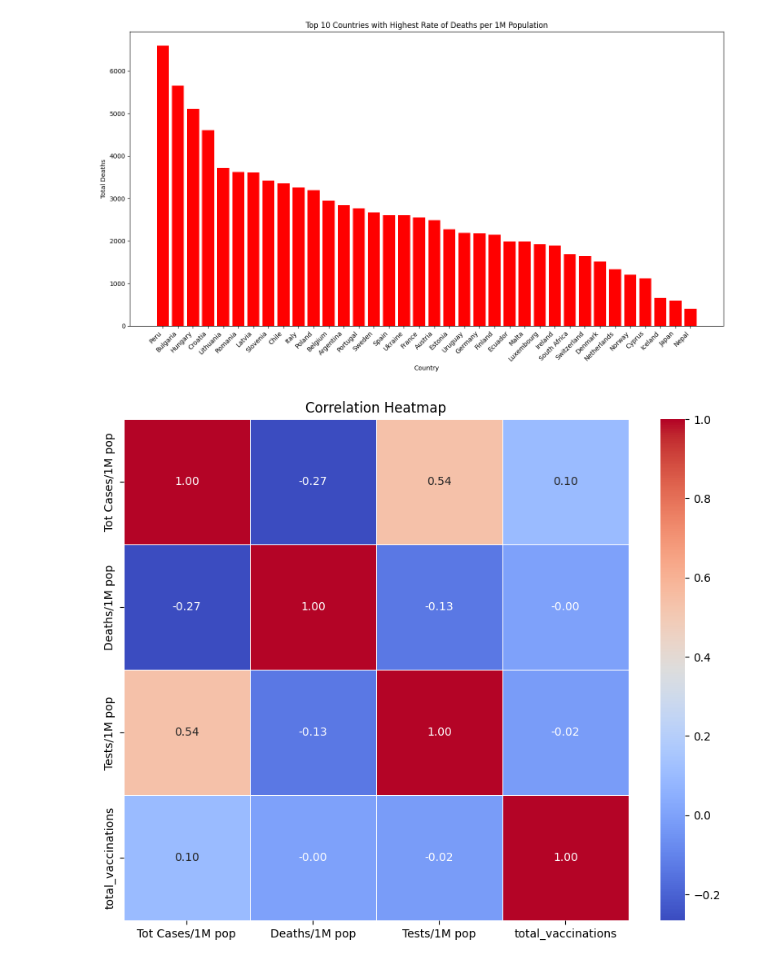
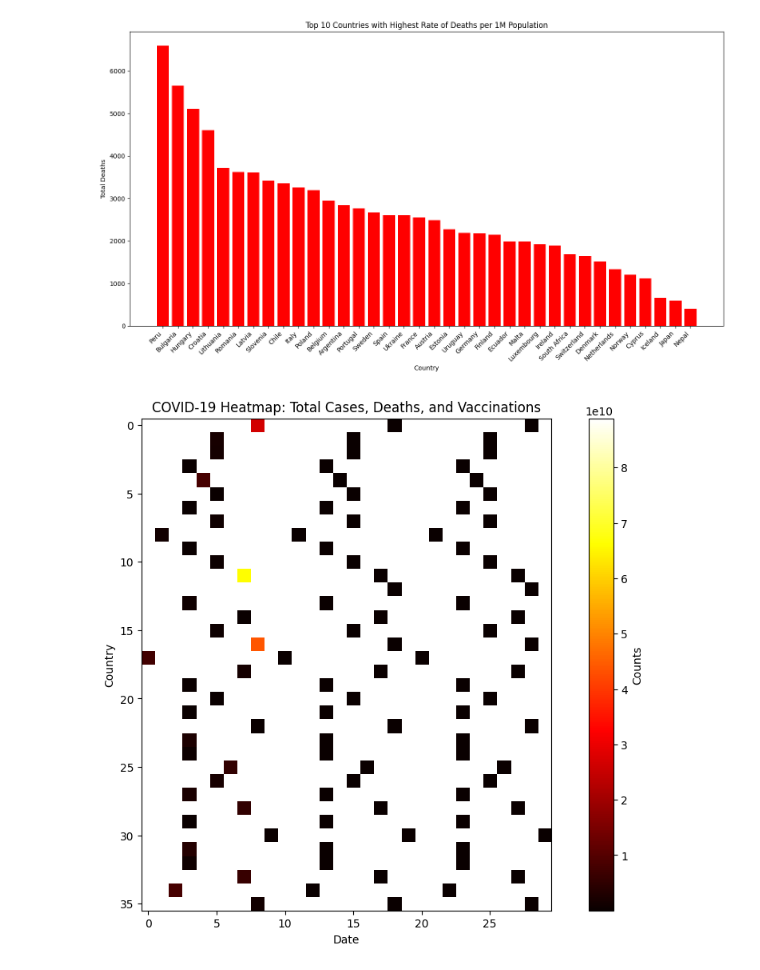
Before and after one commit to JoanneSiarivita/Data_Viz, a Jupyter notebook: data_viz/notebooks/Q1.ipynb, the cells around one changed output. Cells and saved outputs as stored; diff of their text form; code cells hidden in the pictures.

```diff
--- a/data_viz/notebooks/Q1.ipynb
+++ b/data_viz/notebooks/Q1.ipynb
@@ -174,19 +171,14 @@ plt.show()
 # %% [output]
 [figure]
 # %%
-# Selecting relevant columns
-selected_columns = ['Tot Cases/1M pop', 'Deaths/1M pop', 'Tests/1M pop', 'total_vaccinations']
-
-# Creating a subset DataFrame with selected columns
-subset_df = Q1[selected_columns]
-
-# Calculating correlation matrix
-correlation_matrix = subset_df.corr()
-
-# Plotting the heatmap
-plt.figure(figsize=(10, 8))
-sns.heatmap(correlation_matrix, annot=True, cmap='coolwarm', fmt=".2f", linewidths=0.5)
-plt.title('Correlation Heatmap')
+# Heatmap
+heatmap_data = group_data.pivot(index='Country', columns='date', values=['Total Cases', 'Deaths/1M pop', 'total_vaccinations'])
+plt.figure(figsize=(12, 8))
+plt.imshow(heatmap_data, cmap='hot', interpolation='nearest')
+plt.colorbar(label='Counts')
+plt.xlabel('Date')
+plt.ylabel('Country')
+plt.title('COVID-19 Heatmap: Total Cases, Deaths, and Vaccinations')
 plt.show()
 # %% [output]
-[figure, old version]
+[figure, new version]
```
Also changed, not shown: parts of 6 cells of this notebook.
